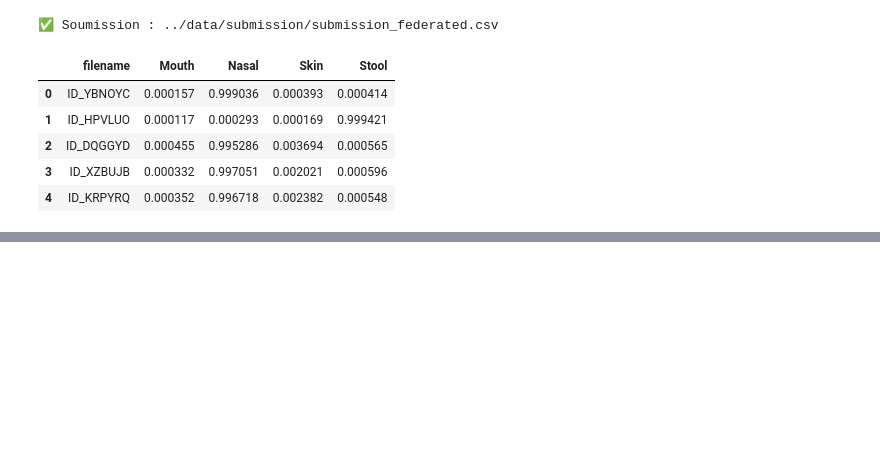
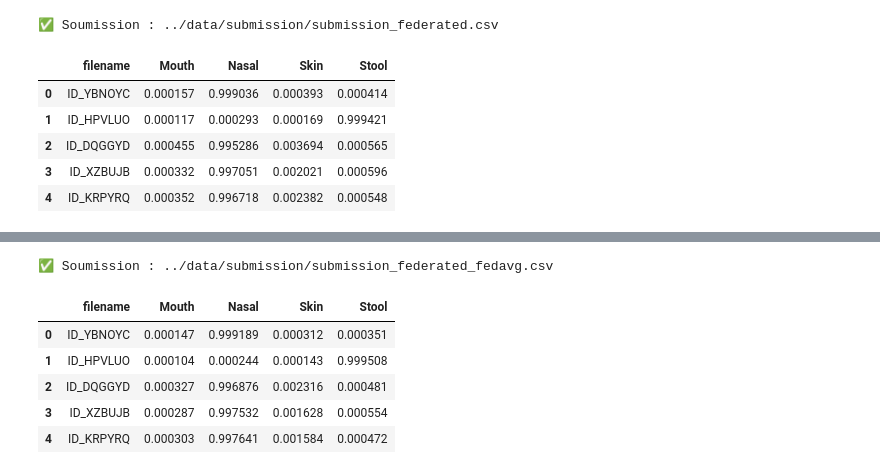
Before and after one commit to ahbarry07/fl-microbiome-mpegG, a Jupyter notebook: notebook/05_federated_model.ipynb, the cells around one changed output, grey strips where cells are left out. Drawn from its saved outputs; the diff is of its cells as text; code cells hidden in the pictures; blank space fills up the shorter version.

```diff
--- a/notebook/05_federated_model.ipynb
+++ b/notebook/05_federated_model.ipynb
@@ -510,0 +623,29 @@ submission.head()
+# %%
+proba_df_fedavg = pd.DataFrame(y_test_temp_calibrated_fedavg, columns=CLASSES)
+proba_df_fedavg.insert(0, 'filename', test_df['filename'].values)
+
+submission_fedavg = sample_sub[['filename']].merge(proba_df_fedavg, on='filename', how='left')
+n_missing  = submission_fedavg[CLASSES[0]].isnull().sum()
+if n_missing > 0:
+    for cls in CLASSES: submission_fedavg[cls] = submission_fedavg[cls].fillna(1 / len(CLASSES))
+    print(f'⚠️  {n_missing} manquant(s) -> uniforme')
+
+submission_fedavg['filename'] = submission_fedavg['filename'].str.replace('.mgb', '', regex=False)
+submission_fedavg = submission_fedavg[COLS]
+
+assert len(submission_fedavg) == len(sample_sub)
+assert submission_fedavg.isnull().sum().sum() == 0
+assert (submission_fedavg[CLASSES].sum(axis=1) - 1.0).abs().max() < 1e-5
+
+sub_path = SUBMISSIONS_PATH / 'submission_federated_fedavg.csv'
+submission_fedavg.to_csv(sub_path, index=False)
+print(f'✅ Soumission : {sub_path}')
+submission_fedavg.head()
+# %% [output]
+✅ Soumission : ../data/submission/submission_federated_fedavg.csv
+|  | filename | Mouth | Nasal | Skin | Stool |
+| 0 | ID_YBNOYC | 0.000147 | 0.999189 | 0.000312 | 0.000351 |
+| 1 | ID_HPVLUO | 0.000104 | 0.000244 | 0.000143 | 0.999508 |
+| 2 | ID_DQGGYD | 0.000327 | 0.996876 | 0.002316 | 0.000481 |
+| 3 | ID_XZBUJB | 0.000287 | 0.997532 | 0.001628 | 0.000554 |
+| 4 | ID_KRPYRQ | 0.000303 | 0.997641 | 0.001584 | 0.000472 |
```
Also changed, not shown: parts of 10 cells of this notebook, 5 other files.
